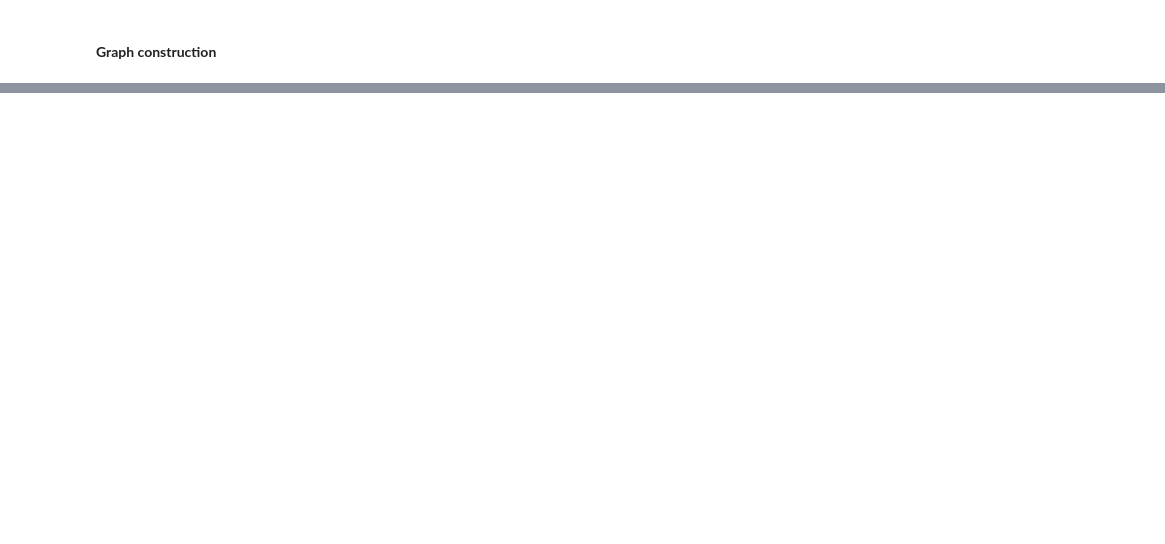
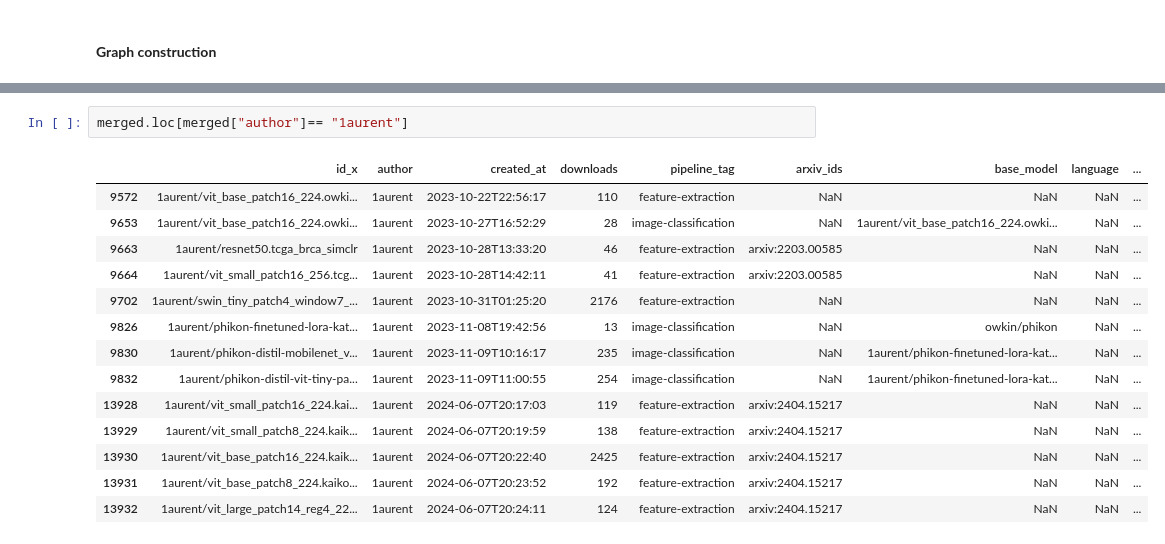
Before and after one commit to spascarella/KGEMMA, a Jupyter notebook: graph.ipynb, the cells around one changed output, grey strips where cells are left out. Drawn from its saved outputs; the diff is of its cells as text; blank space fills up the shorter version.

```diff
--- a/graph.ipynb
+++ b/graph.ipynb
@@ -197,0 +294,17 @@ print(len(g))
+# %%
+merged.loc[merged["author"]== "1aurent"]
+# %% [output]
+|  | id_x | author | created_at | downloads | pipeline_tag | arxiv_ids | base_model | language | ... |
+| 9572 | 1aurent/vit_base_patch16_224.owki... | 1aurent | 2023-10-22T22:56:17 | 110 | feature-extraction | NaN | NaN | NaN | ... |
+| 9653 | 1aurent/vit_base_patch16_224.owki... | 1aurent | 2023-10-27T16:52:29 | 28 | image-classification | NaN | 1aurent/vit_base_patch16_224.owki... | NaN | ... |
+| 9663 | 1aurent/resnet50.tcga_brca_simclr | 1aurent | 2023-10-28T13:33:20 | 46 | feature-extraction | arxiv:2203.00585 | NaN | NaN | ... |
+| 9664 | 1aurent/vit_small_patch16_256.tcg... | 1aurent | 2023-10-28T14:42:11 | 41 | feature-extraction | arxiv:2203.00585 | NaN | NaN | ... |
+| 9702 | 1aurent/swin_tiny_patch4_window7_... | 1aurent | 2023-10-31T01:25:20 | 2176 | feature-extraction | NaN | NaN | NaN | ... |
+| 9826 | 1aurent/phikon-finetuned-lora-kat... | 1aurent | 2023-11-08T19:42:56 | 13 | image-classification | NaN | owkin/phikon | NaN | ... |
+| 9830 | 1aurent/phikon-distil-mobilenet_v... | 1aurent | 2023-11-09T10:16:17 | 235 | image-classification | NaN | 1aurent/phikon-finetuned-lora-kat... | NaN | ... |
+| 9832 | 1aurent/phikon-distil-vit-tiny-pa... | 1aurent | 2023-11-09T11:00:55 | 254 | image-classification | NaN | 1aurent/phikon-finetuned-lora-kat... | NaN | ... |
+| 13928 | 1aurent/vit_small_patch16_224.kai... | 1aurent | 2024-06-07T20:17:03 | 119 | feature-extraction | arxiv:2404.15217 | NaN | NaN | ... |
+| 13929 | 1aurent/vit_small_patch8_224.kaik... | 1aurent | 2024-06-07T20:19:59 | 138 | feature-extraction | arxiv:2404.15217 | NaN | NaN | ... |
+| 13930 | 1aurent/vit_base_patch16_224.kaik... | 1aurent | 2024-06-07T20:22:40 | 2425 | feature-extraction | arxiv:2404.15217 | NaN | NaN | ... |
+| 13931 | 1aurent/vit_base_patch8_224.kaiko... | 1aurent | 2024-06-07T20:23:52 | 192 | feature-extraction | arxiv:2404.15217 | NaN | NaN | ... |
+| 13932 | 1aurent/vit_large_patch14_reg4_22... | 1aurent | 2024-06-07T20:24:11 | 124 | feature-extraction | arxiv:2404.15217 | NaN | NaN | ... |
```
Also changed, not shown: parts of 8 cells of this notebook, 1 other file.
